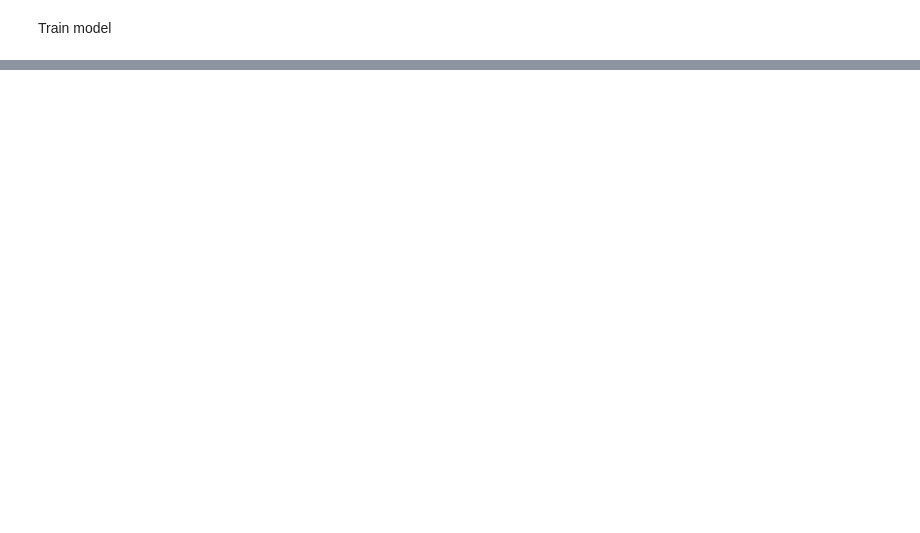
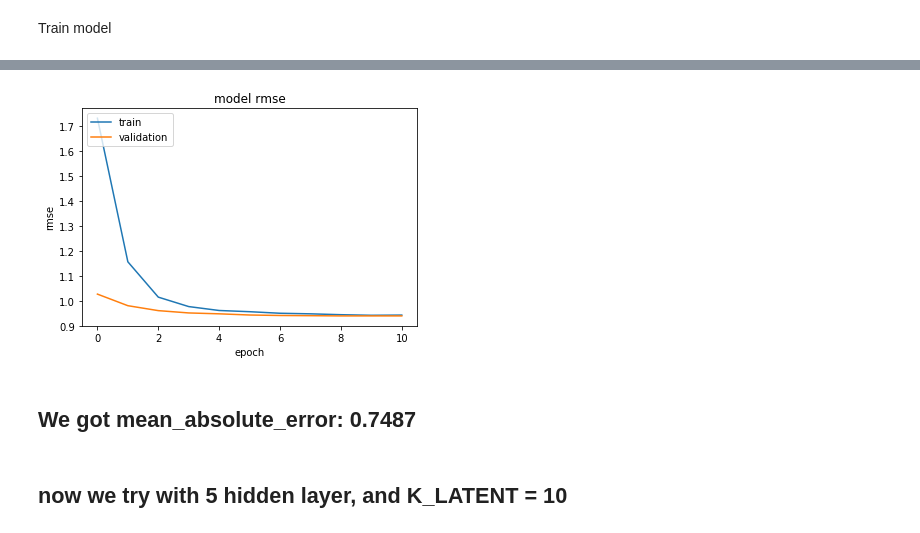
Before and after one commit to yakirzana/commerceTask1, a Jupyter notebook: HW3.ipynb, the cells around one changed output, grey strips where cells are left out. Saved outputs shown, nothing was run; the diff lists cells and outputs as text; code cells hidden in the pictures; blank space fills up the shorter version.

```diff
--- a/HW3.ipynb
+++ b/HW3.ipynb
@@ -188,0 +261,11 @@ plt.show()
+# %%
+K_LATENT = 20
+hidden_dim = 10
+do = 0.5
+
+NCF_model2 = get_ncf_model(max_userid,max_movieid,K_LATENT,hidden_dim,do)
+NCF_model2.compile(loss='mse',optimizer=Adamax(),metrics=['mae'])
+# %%
+callbacks = [EarlyStopping('val_loss', patience=2),
+             ModelCheckpoint(MODEL_WEIGHTS_FILE, save_best_only=True)]
+historyNCF2 = NCF_model2.fit([Users, Movies], Ratings, epochs=12, validation_split=.2, verbose=1, callbacks=callbacks)
@@ -188,0 +290,8 @@ plt.show()
+# %%
+printSumMSE(historyNCF2)
+# %% [output]
+[figure, added]
+# %% [markdown]
+## We got mean_absolute_error: 0.7487
+# %% [markdown]
+## now we try with 5 hidden layer, and K_LATENT = 10
```
Also changed, not shown: parts of 24 cells of this notebook.
